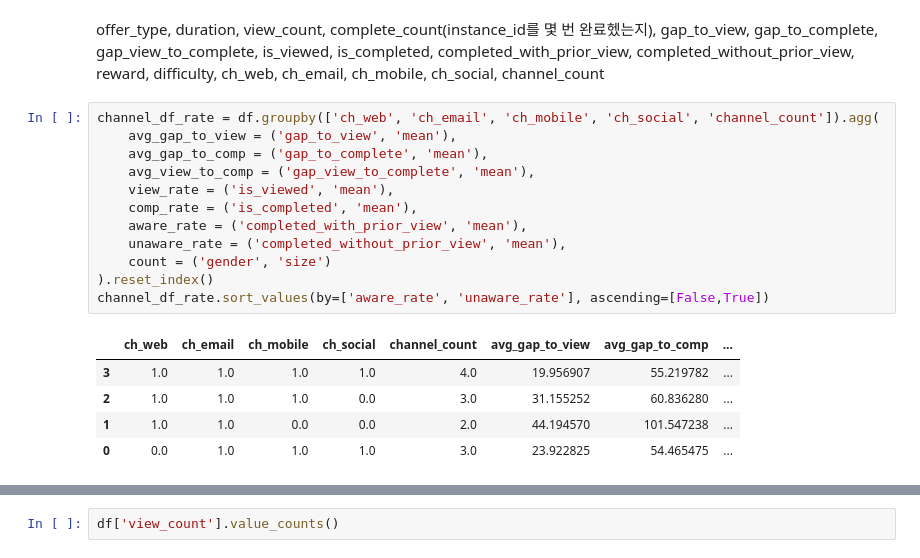
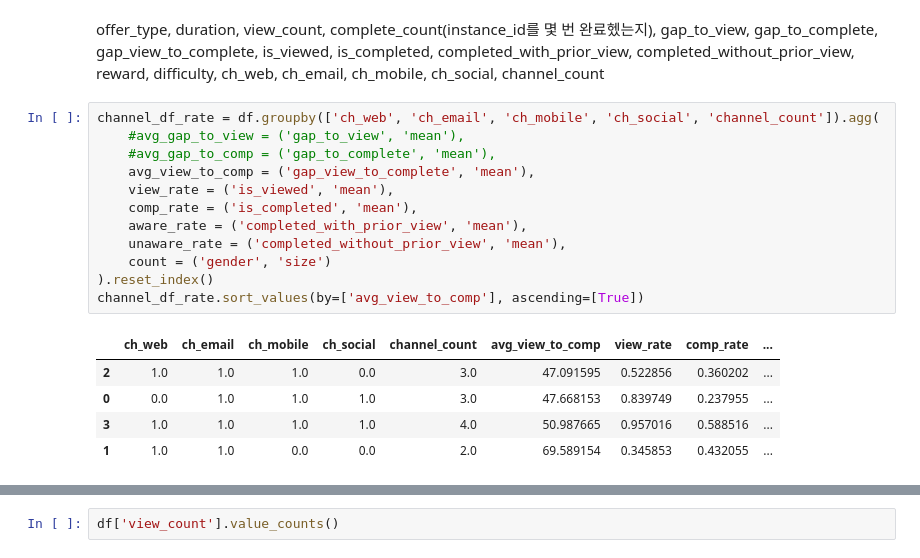
Before and after one commit to rladbstj56/practice_project, a Jupyter notebook: Myun_EDA/03_analysis_final_mine.ipynb, the cells around one changed output, grey strips where cells are left out. Saved outputs shown, nothing was run; the diff lists cells and outputs as text.

```diff
--- a/Myun_EDA/03_analysis_final_mine.ipynb
+++ b/Myun_EDA/03_analysis_final_mine.ipynb
@@ -531,19 +531,19 @@ complete_count : 같은 t_receive(instance_id), customer_id, offer_id를 몇번
 offer_type, duration, view_count, complete_count(instance_id를 몇 번 완료헸는지), gap_to_view, gap_to_complete, gap_view_to_complete, is_viewed, is_completed, completed_with_prior_view, completed_without_prior_view, reward, difficulty, ch_web, ch_email, ch_mobile, ch_social, channel_count
 # %%
 channel_df_rate = df.groupby(['ch_web', 'ch_email', 'ch_mobile', 'ch_social', 'channel_count']).agg(
-    avg_gap_to_view = ('gap_to_view', 'mean'),
-    avg_gap_to_comp = ('gap_to_complete', 'mean'),
+    #avg_gap_to_view = ('gap_to_view', 'mean'),
+    #avg_gap_to_comp = ('gap_to_complete', 'mean'),
     avg_view_to_comp = ('gap_view_to_complete', 'mean'),
     view_rate = ('is_viewed', 'mean'),
     comp_rate = ('is_completed', 'mean'),
     aware_rate = ('completed_with_prior_view', 'mean'),
     unaware_rate = ('completed_without_prior_view', 'mean'),
     count = ('gender', 'size')
 ).reset_index()
-channel_df_rate.sort_values(by=['aware_rate', 'unaware_rate'], ascending=[False,True])
+channel_df_rate.sort_values(by=['avg_view_to_comp'], ascending=[True])
 # %% [output]
-|  | ch_web | ch_email | ch_mobile | ch_social | channel_count | avg_gap_to_view | avg_gap_to_comp | ... |
-| 3 | 1.0 | 1.0 | 1.0 | 1.0 | 4.0 | 19.956907 | 55.219782 | ... |
-| 2 | 1.0 | 1.0 | 1.0 | 0.0 | 3.0 | 31.155252 | 60.836280 | ... |
-| 1 | 1.0 | 1.0 | 0.0 | 0.0 | 2.0 | 44.194570 | 101.547238 | ... |
-| 0 | 0.0 | 1.0 | 1.0 | 1.0 | 3.0 | 23.922825 | 54.465475 | ... |
+|  | ch_web | ch_email | ch_mobile | ch_social | channel_count | avg_view_to_comp | view_rate | comp_rate | ... |
+| 2 | 1.0 | 1.0 | 1.0 | 0.0 | 3.0 | 47.091595 | 0.522856 | 0.360202 | ... |
+| 0 | 0.0 | 1.0 | 1.0 | 1.0 | 3.0 | 47.668153 | 0.839749 | 0.237955 | ... |
+| 3 | 1.0 | 1.0 | 1.0 | 1.0 | 4.0 | 50.987665 | 0.957016 | 0.588516 | ... |
+| 1 | 1.0 | 1.0 | 0.0 | 0.0 | 2.0 | 69.589154 | 0.345853 | 0.432055 | ... |
```
Also changed, not shown: parts of 21 cells of this notebook, 1 other file.
